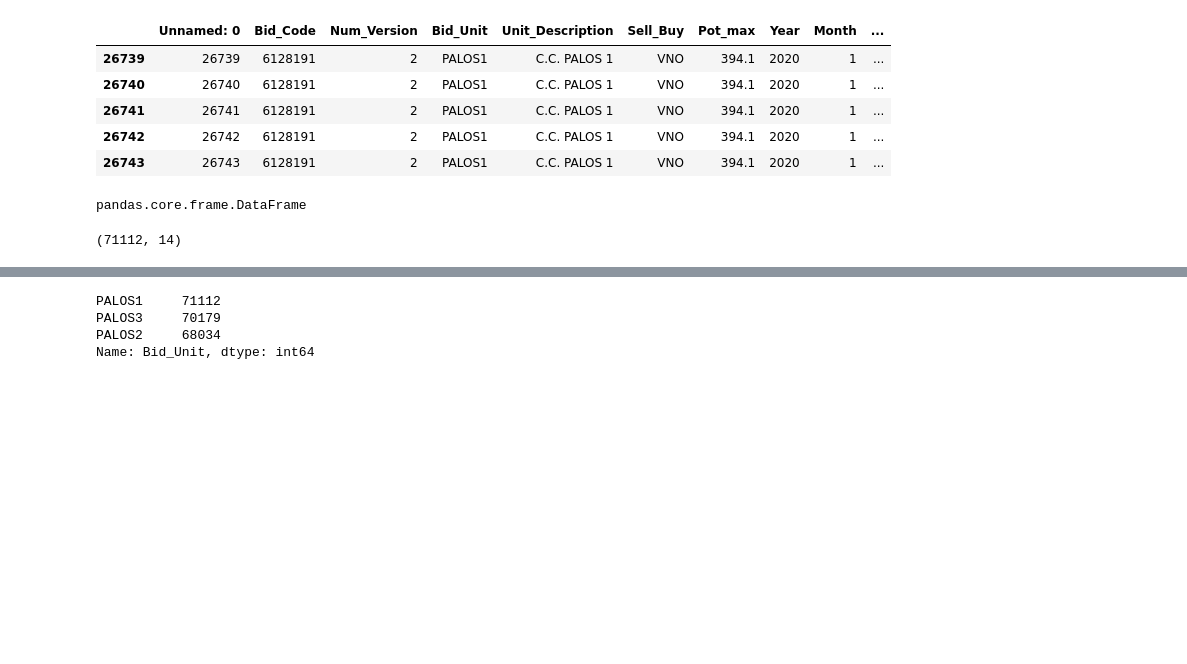
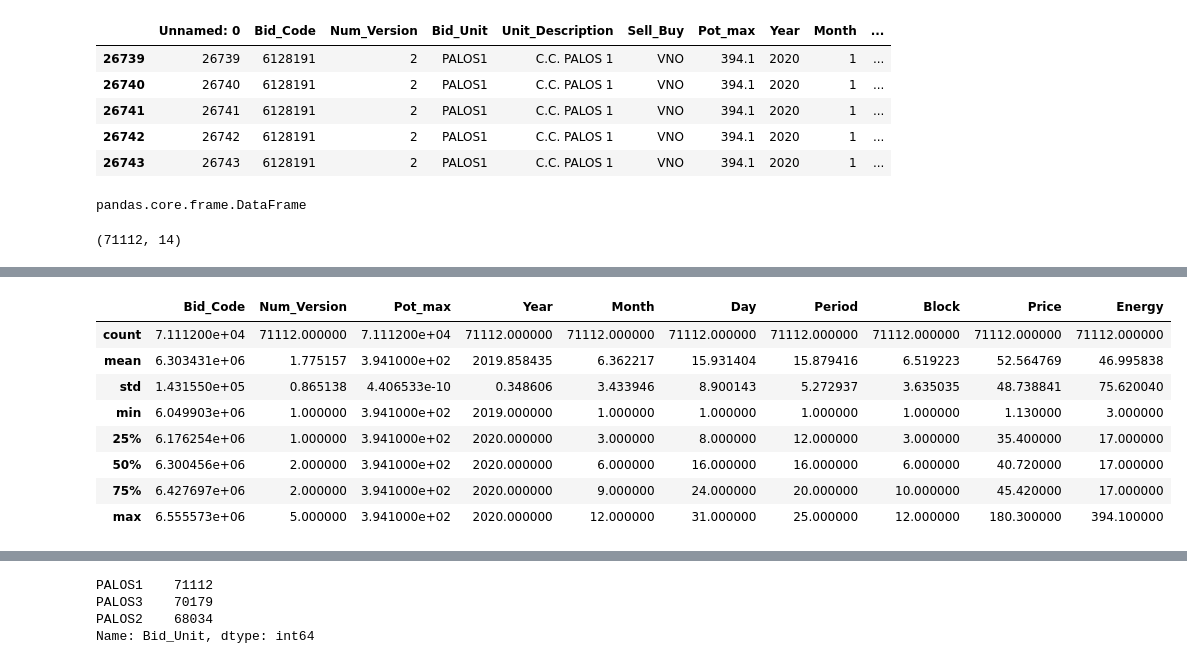
Before and after one commit to luisdelpozo/TFM, a Jupyter notebook: TFM_df_sel_unit_v0.ipynb, the cells around one changed output, grey strips where cells are left out. Cells and saved outputs as stored; diff of their text form; code cells hidden in the pictures; blank space fills up the shorter version.

```diff
--- a/TFM_df_sel_unit_v0.ipynb
+++ b/TFM_df_sel_unit_v0.ipynb
@@ -148,0 +284,12 @@ df_PALOS1 = df_sel_unit('PALOS1')
+# %%
+df_PALOS1.describe()
+# %% [output]
+|  | Bid_Code | Num_Version | Pot_max | Year | Month | Day | Period | Block | Price | Energy |
+| count | 7.111200e+04 | 71112.000000 | 7.111200e+04 | 71112.000000 | 71112.000000 | 71112.000000 | 71112.000000 | 71112.000000 | 71112.000000 | 71112.000000 |
+| mean | 6.303431e+06 | 1.775157 | 3.941000e+02 | 2019.858435 | 6.362217 | 15.931404 | 15.879416 | 6.519223 | 52.564769 | 46.995838 |
+| std | 1.431550e+05 | 0.865138 | 4.406533e-10 | 0.348606 | 3.433946 | 8.900143 | 5.272937 | 3.635035 | 48.738841 | 75.620040 |
+| min | 6.049903e+06 | 1.000000 | 3.941000e+02 | 2019.000000 | 1.000000 | 1.000000 | 1.000000 | 1.000000 | 1.130000 | 3.000000 |
+| 25% | 6.176254e+06 | 1.000000 | 3.941000e+02 | 2020.000000 | 3.000000 | 8.000000 | 12.000000 | 3.000000 | 35.400000 | 17.000000 |
+| 50% | 6.300456e+06 | 2.000000 | 3.941000e+02 | 2020.000000 | 6.000000 | 16.000000 | 16.000000 | 6.000000 | 40.720000 | 17.000000 |
+| 75% | 6.427697e+06 | 2.000000 | 3.941000e+02 | 2020.000000 | 9.000000 | 24.000000 | 20.000000 | 10.000000 | 45.420000 | 17.000000 |
+| max | 6.555573e+06 | 5.000000 | 3.941000e+02 | 2020.000000 | 12.000000 | 31.000000 | 25.000000 | 12.000000 | 180.300000 | 394.100000 |
```
Also changed, not shown: parts of 58 cells of this notebook, 1 other file.
